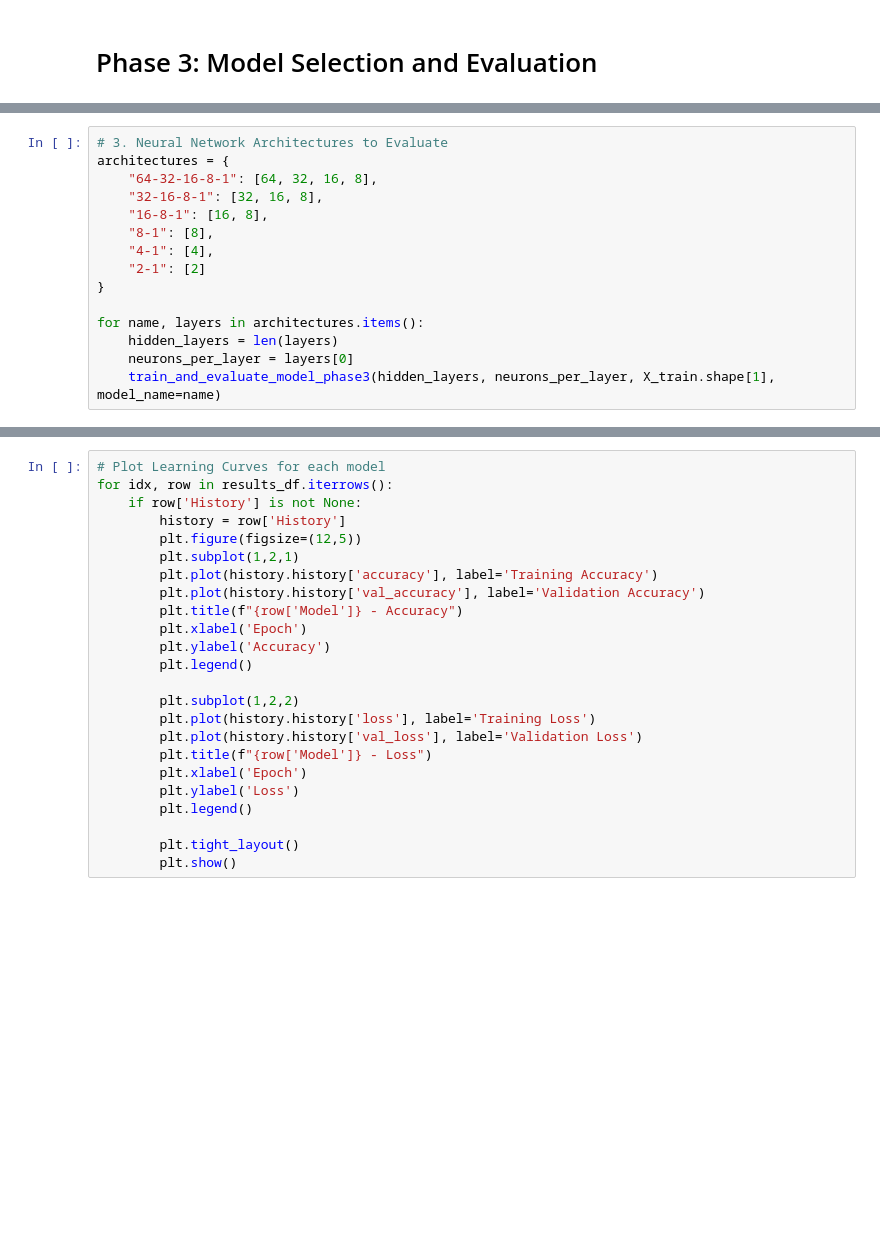
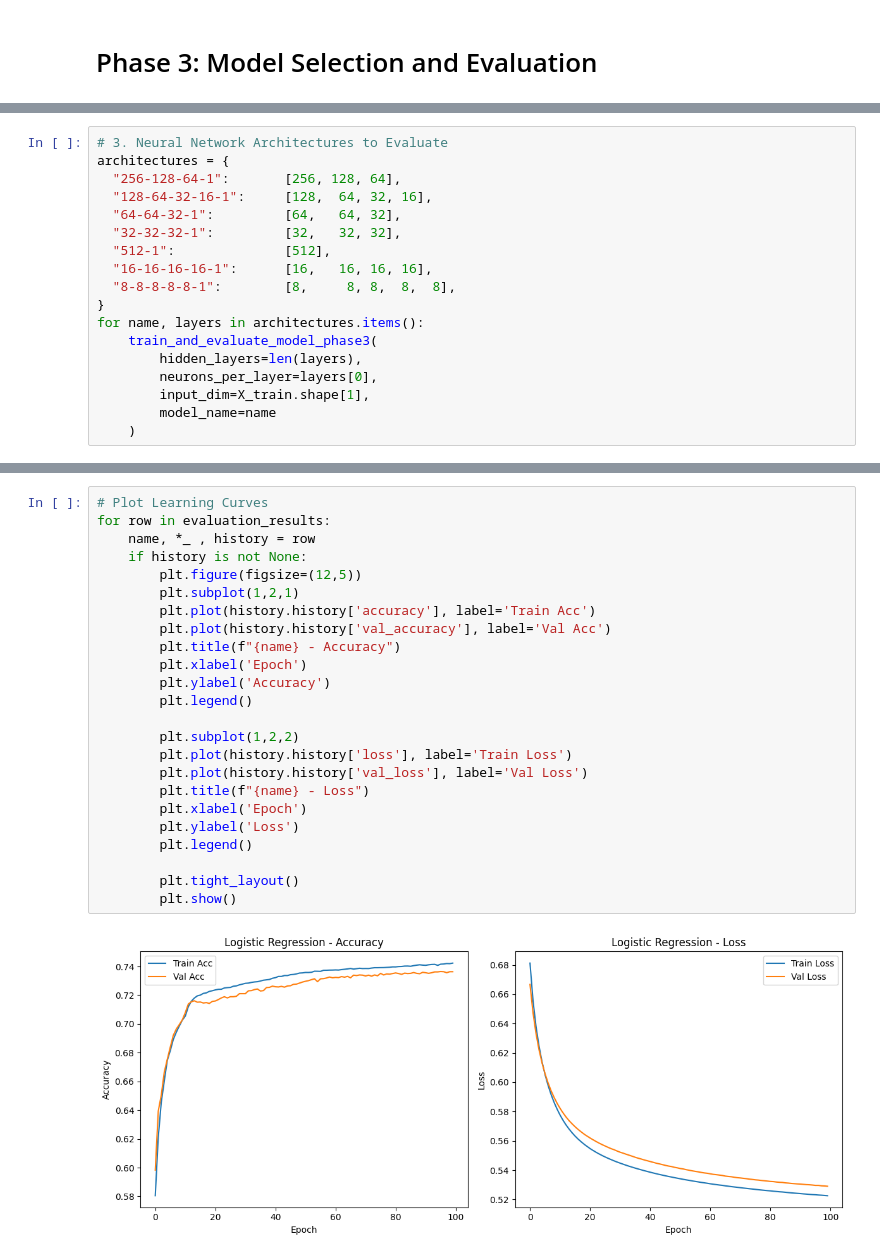
Before and after one commit to LucasChaney/CMPSCI4300, a Jupyter notebook: Final_Project/Final_Proj.ipynb, the cells around one changed output, grey strips where cells are left out. Drawn from its saved outputs; the diff is of its cells as text; blank space fills up the shorter version.

Commit message:
Updated phase 2 and 3 to improve results

```diff
--- a/Final_Project/Final_Proj.ipynb
+++ b/Final_Project/Final_Proj.ipynb
@@ -326,15 +388,18 @@ train_and_evaluate_model_phase3(hidden_layers=0, neurons_per_layer=1, input_dim=
 # %%
 # 3. Neural Network Architectures to Evaluate
 architectures = {
-    "64-32-16-8-1": [64, 32, 16, 8],
-    "32-16-8-1": [32, 16, 8],
-    "16-8-1": [16, 8],
-    "8-1": [8],
-    "4-1": [4],
-    "2-1": [2]
+  "256-128-64-1":       [256, 128, 64],
+  "128-64-32-16-1":     [128,  64, 32, 16],
+  "64-64-32-1":         [64,   64, 32],
+  "32-32-32-1":         [32,   32, 32],
+  "512-1":              [512],
+  "16-16-16-16-1":      [16,   16, 16, 16],
+  "8-8-8-8-8-1":        [8,     8, 8,  8,  8],
 }
-
 for name, layers in architectures.items():
-    hidden_layers = len(layers)
-    neurons_per_layer = layers[0]
-    train_and_evaluate_model_phase3(hidden_layers, neurons_per_layer, X_train.shape[1], model_name=name)
+    train_and_evaluate_model_phase3(
+        hidden_layers=len(layers),
+        neurons_per_layer=layers[0],
+        input_dim=X_train.shape[1],
+        model_name=name
+    )
@@ -353,24 +466,26 @@ print(best_model.drop(labels='History'))
 # %%
-# Plot Learning Curves for each model
-for idx, row in results_df.iterrows():
-    if row['History'] is not None:
-        history = row['History']
+# Plot Learning Curves
+for row in evaluation_results:
+    name, *_ , history = row
+    if history is not None:
         plt.figure(figsize=(12,5))
         plt.subplot(1,2,1)
-        plt.plot(history.history['accuracy'], label='Training Accuracy')
-        plt.plot(history.history['val_accuracy'], label='Validation Accuracy')
-        plt.title(f"{row['Model']} - Accuracy")
+        plt.plot(history.history['accuracy'], label='Train Acc')
+        plt.plot(history.history['val_accuracy'], label='Val Acc')
+        plt.title(f"{name} - Accuracy")
         plt.xlabel('Epoch')
         plt.ylabel('Accuracy')
         plt.legend()
 
         plt.subplot(1,2,2)
-        plt.plot(history.history['loss'], label='Training Loss')
-        plt.plot(history.history['val_loss'], label='Validation Loss')
-        plt.title(f"{row['Model']} - Loss")
+        plt.plot(history.history['loss'], label='Train Loss')
+        plt.plot(history.history['val_loss'], label='Val Loss')
+        plt.title(f"{name} - Loss")
         plt.xlabel('Epoch')
         plt.ylabel('Loss')
         plt.legend()
 
         plt.tight_layout()
         plt.show()
+# %% [output]
+[figure, added]
```
Also changed, not shown: parts of 14 cells of this notebook.
